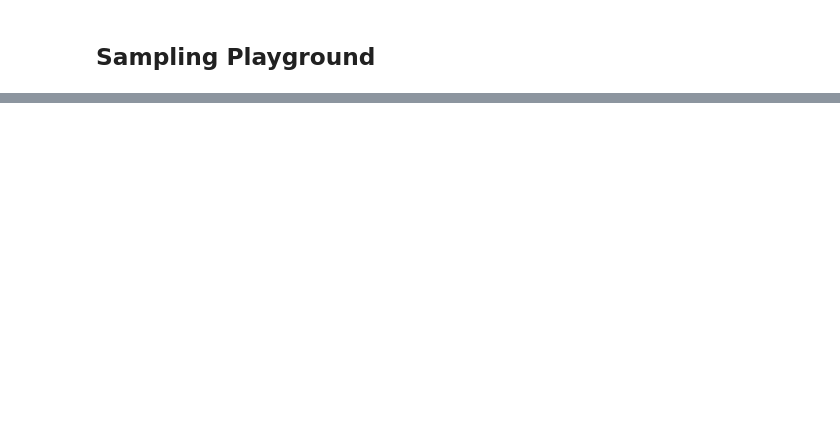
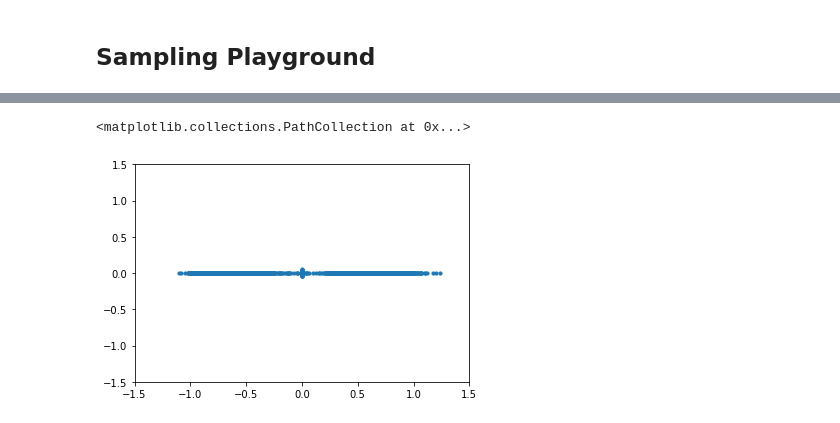
Before and after one commit to Why-Bee/3dy4-project, a Jupyter notebook: model/fmRdsBasic.ipynb, the cells around one changed output, grey strips where cells are left out. Saved outputs shown, nothing was run; the diff lists cells and outputs as text; code cells hidden in the pictures; blank space fills up the shorter version.

```diff
--- a/model/fmRdsBasic.ipynb
+++ b/model/fmRdsBasic.ipynb
@@ -323,5 +358,8 @@ sampling start 11
 # %%
 # Assuming the sampling rates above have been correctly calculated, we can extract samples from the RRC signal
 plt.xlim(-1.5, 1.5)
 plt.ylim(-1.5, 1.5)
-plt.scatter(samples_rrc, samples_rrc_quad, s=1 )
+plt.scatter(inphase_samples, quad_samples, s=10 )
+# %% [output]
+<matplotlib.collections.PathCollection at 0x...>
+[figure, added]
```
Also changed, not shown: parts of 7 cells of this notebook.
